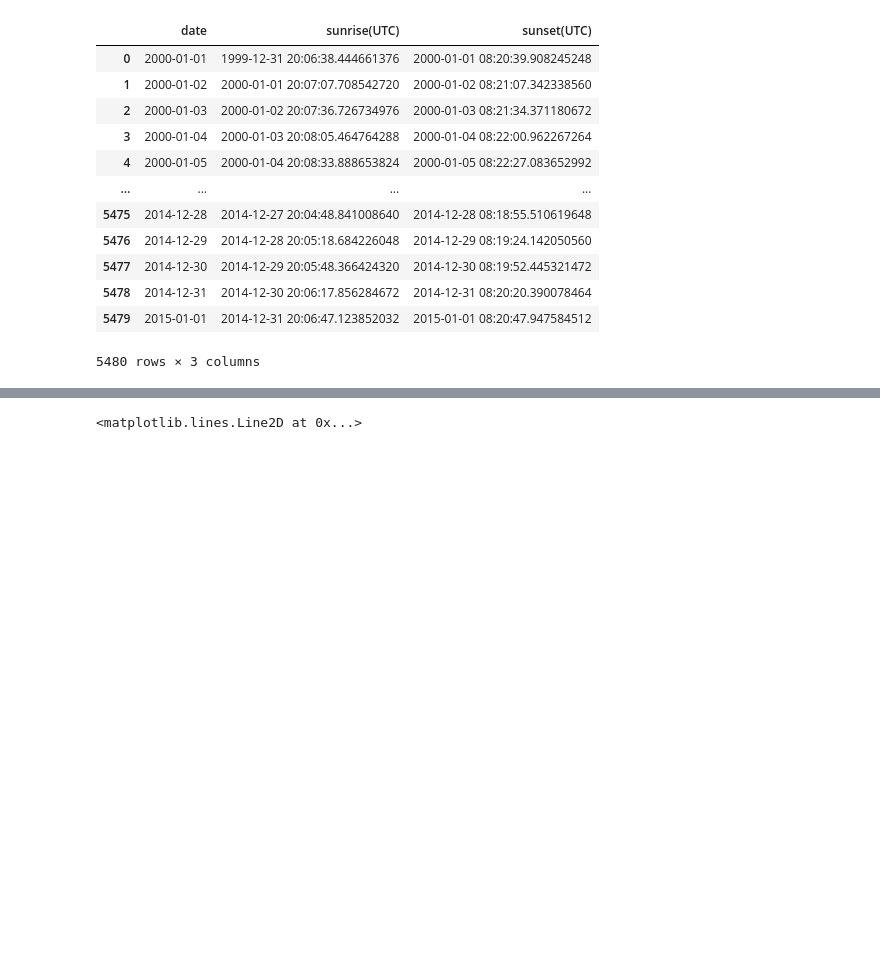
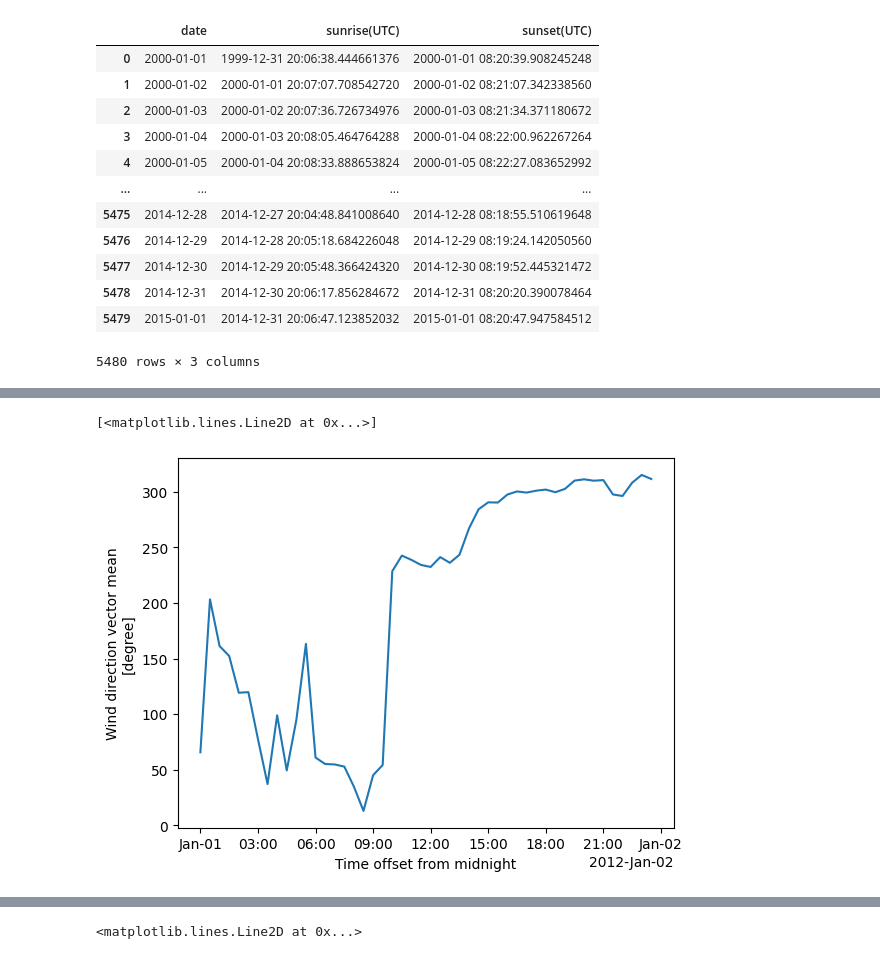
Before and after one commit to nmathewa/LSB_main, a Jupyter notebook: LSB_detectionv2/wind_analysis/wind_tests.ipynb, the cells around one changed output, grey strips where cells are left out. Saved outputs shown, nothing was run; the diff lists cells and outputs as text; code cells hidden in the pictures; blank space fills up the shorter version.

```diff
--- a/LSB_detectionv2/wind_analysis/wind_tests.ipynb
+++ b/LSB_detectionv2/wind_analysis/wind_tests.ipynb
@@ -389,0 +503,23 @@ test_result_dft['filter3_result'] = ~test_result_dft['filter3'].isna()
+# %%
+def syno_filter7(wind_speed_data: xr.Dataset,result_dft:pd.Series):
+    input_data = result_dft
+    time_onset = input_data['datetime'].strftime("%Y-%m-%d") + ' ' +input_data['filter6']
+    time_cess = input_data['datetime'].strftime("%Y-%m-%d") + ' ' +input_data['filter6']
+
+    lsb_period = wind_speed_data['wspd_arith_mean'].sel(time=slice(time_onset,time_cess))
+
+    max_wspd = lsb_period.max()
+
+    time_max = lsb_period.idxmax()
+    return False if max_wspd > 10 else True
+
+
+
+test_result_dft_notna = test_result_dft[test_result_dft['filter6'].notna()]
+
+
+test_result_dft['filter7'] = test_result_dft_notna.apply(lambda row: syno_filter7(computed_wind_speed_data, row), axis=1).reindex(test_result_dft.index,
+                                                                                                                                                    fill_value=np.nan)
+
+
+test_result_dft
@@ -390 +564,8 @@ test_result_dft['filter3_result'] = ~test_result_dft['filter3'].isna()
+# %%
+final_data = computed_wind_speed_data.sel(time=test_result_dft_final['datetime'].iloc[0].strftime("%Y-%m-%d"))
+
+final_data['wdir_vec_mean'].plot()
+# %% [output]
+[<matplotlib.lines.Line2D at 0x...>]
+[figure, added]
 # %%
```
Also changed, not shown: parts of 20 cells of this notebook, 3 other files.
